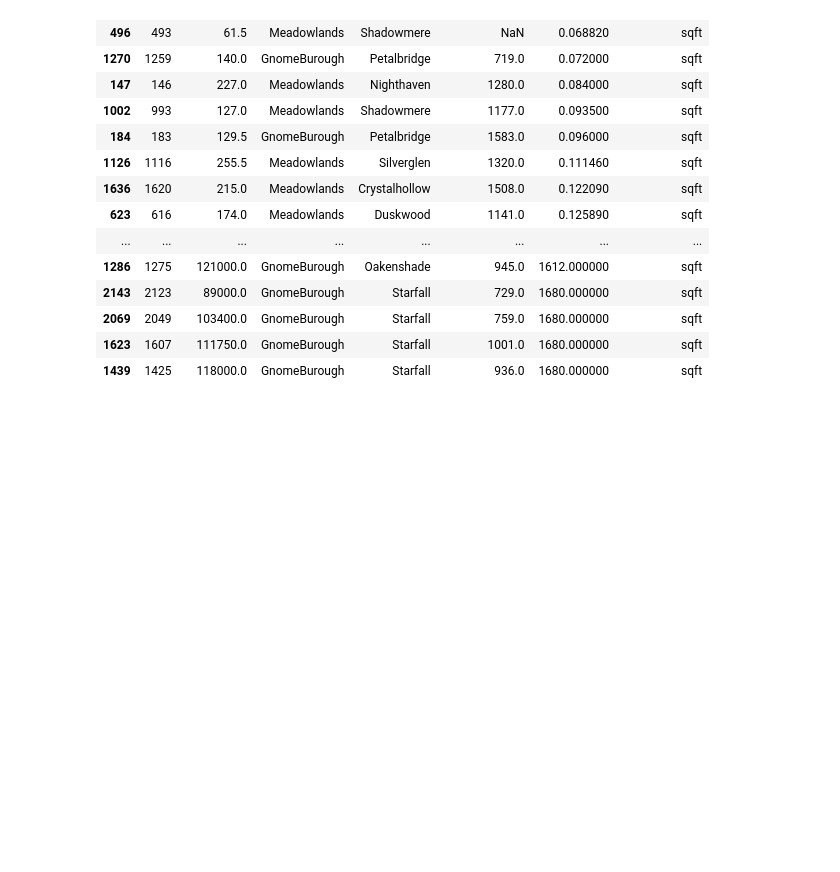
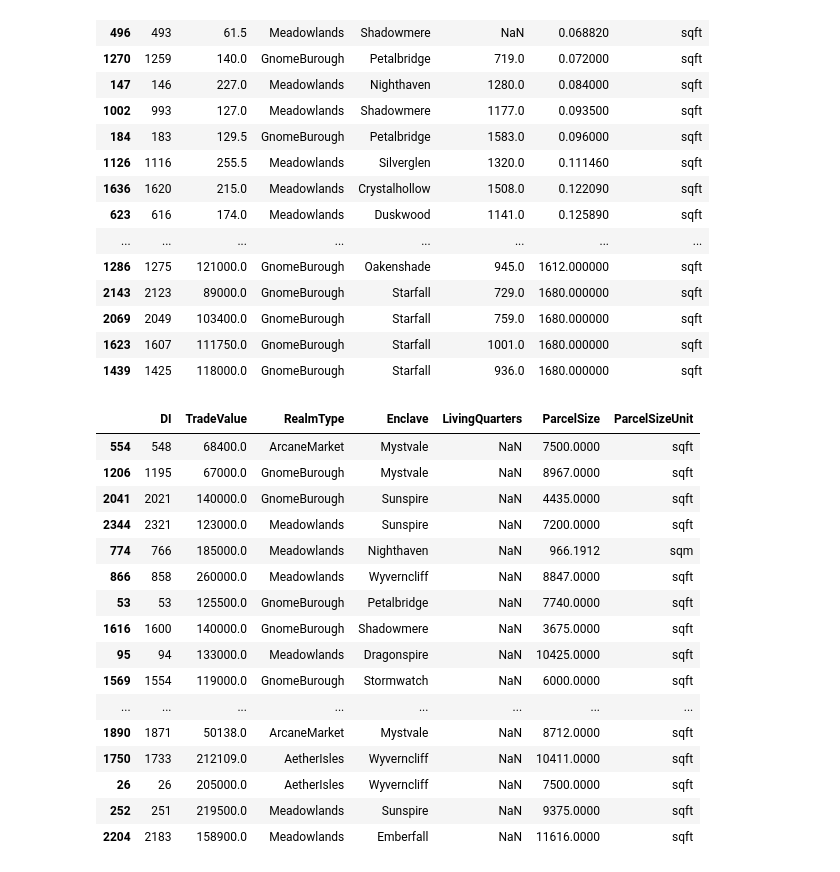
Before and after one commit to RaineScarlett/dsreport, a Jupyter notebook: iteration1.ipynb, the cells around one changed output. Drawn from its saved outputs; the diff is of its cells as text; code cells hidden in the pictures; blank space fills up the shorter version.

```diff
--- a/iteration1.ipynb
+++ b/iteration1.ipynb
@@ -265,0 +277,20 @@ df.sort_values(by=["ParcelSize"]).head(50)
+# %%
+df.loc[df['LivingQuarters'].isna()].sample(30)
+# %% [output]
+|  | DI | TradeValue | RealmType | Enclave | LivingQuarters | ParcelSize | ParcelSizeUnit |
+| 554 | 548 | 68400.0 | ArcaneMarket | Mystvale | NaN | 7500.0000 | sqft |
+| 1206 | 1195 | 67000.0 | GnomeBurough | Mystvale | NaN | 8967.0000 | sqft |
+| 2041 | 2021 | 140000.0 | GnomeBurough | Sunspire | NaN | 4435.0000 | sqft |
+| 2344 | 2321 | 123000.0 | Meadowlands | Sunspire | NaN | 7200.0000 | sqft |
+| 774 | 766 | 185000.0 | Meadowlands | Nighthaven | NaN | 966.1912 | sqm |
+| 866 | 858 | 260000.0 | Meadowlands | Wyverncliff | NaN | 8847.0000 | sqft |
+| 53 | 53 | 125500.0 | GnomeBurough | Petalbridge | NaN | 7740.0000 | sqft |
+| 1616 | 1600 | 140000.0 | GnomeBurough | Shadowmere | NaN | 3675.0000 | sqft |
+| 95 | 94 | 133000.0 | Meadowlands | Dragonspire | NaN | 10425.0000 | sqft |
+| 1569 | 1554 | 119000.0 | GnomeBurough | Stormwatch | NaN | 6000.0000 | sqft |
+| ... | ... | ... | ... | ... | ... | ... | ... |
+| 1890 | 1871 | 50138.0 | ArcaneMarket | Mystvale | NaN | 8712.0000 | sqft |
+| 1750 | 1733 | 212109.0 | AetherIsles | Wyverncliff | NaN | 10411.0000 | sqft |
+| 26 | 26 | 205000.0 | AetherIsles | Wyverncliff | NaN | 7500.0000 | sqft |
+| 252 | 251 | 219500.0 | Meadowlands | Sunspire | NaN | 9375.0000 | sqft |
+| 2204 | 2183 | 158900.0 | Meadowlands | Emberfall | NaN | 11616.0000 | sqft |
```
Also changed, not shown: parts of 6 cells of this notebook.
